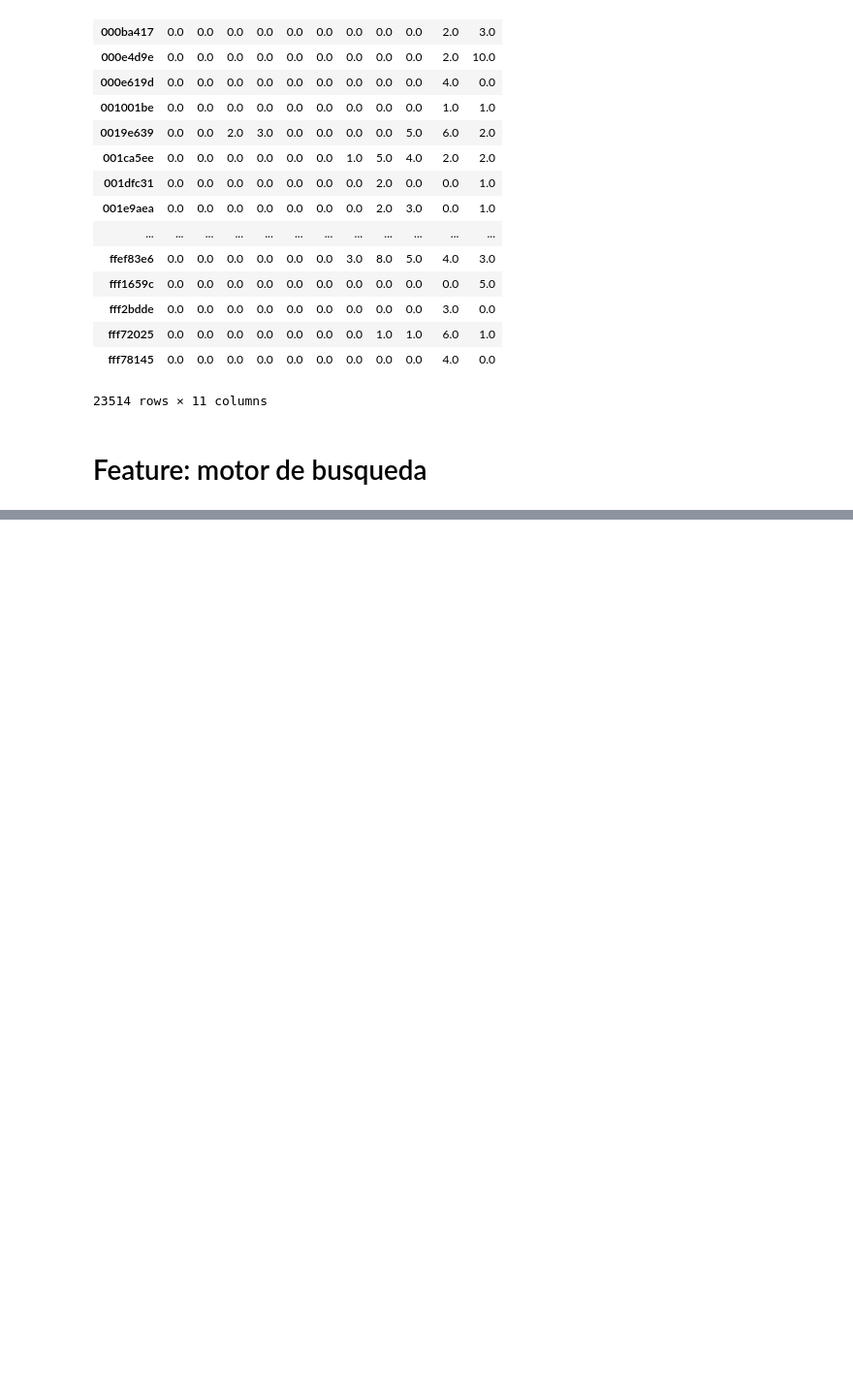
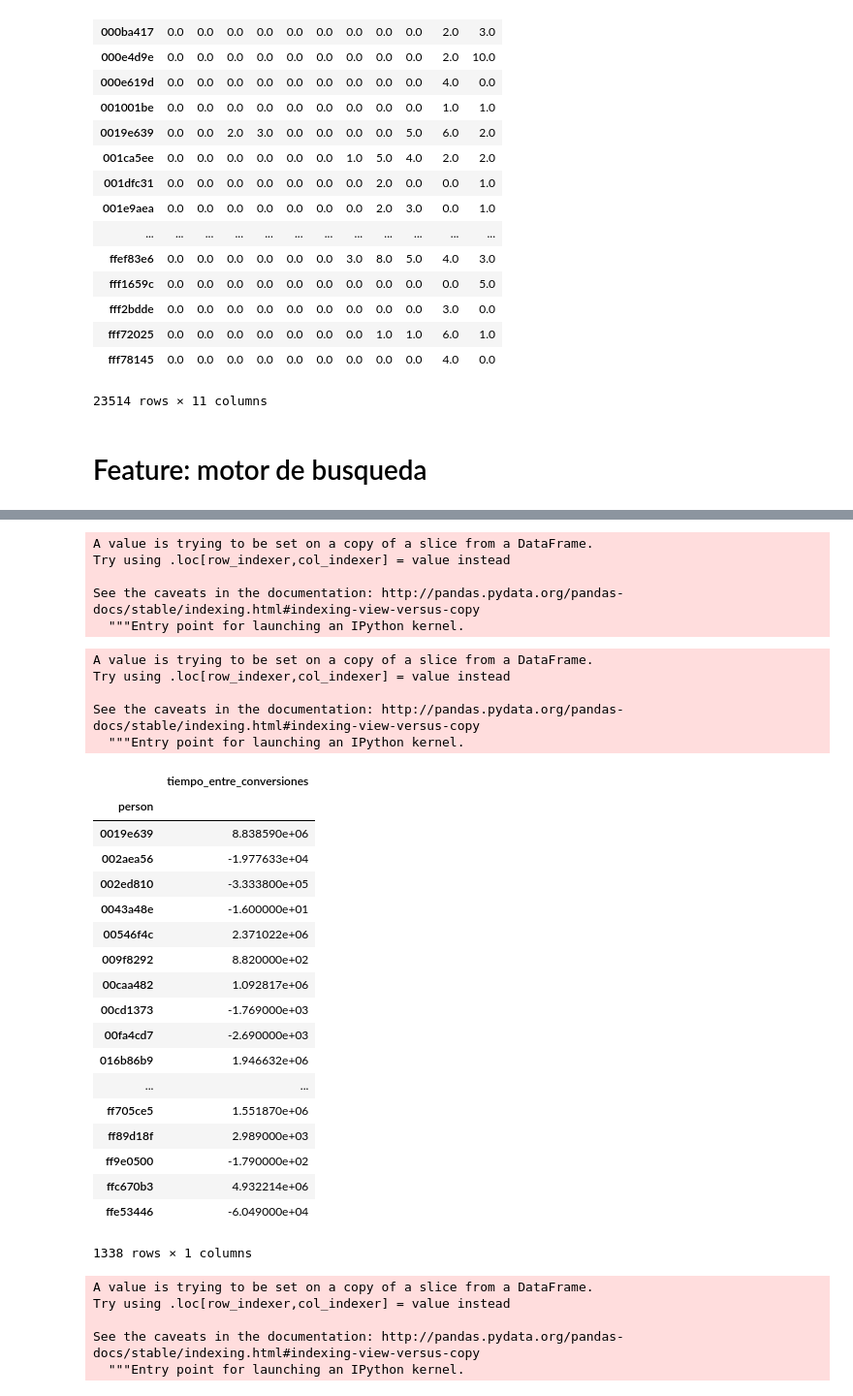
Before and after one commit to EugeniaFranchi/TP-Datos, a Jupyter notebook: TP2/TP2 v1.2.ipynb, the cells around one changed output, grey strips where cells are left out. Shown at 97% size. Drawn from its saved outputs; the diff is of its cells as text; code cells hidden in the pictures; blank space fills up the shorter version.

```diff
--- a/TP2/TP2 v1.2.ipynb
+++ b/TP2/TP2 v1.2.ipynb
@@ -849,0 +991,2 @@ test_kaggle.to_csv('test_kaggle.csv')
+# %%
+conversiones.fillna(value='2018-01-01 00:00:01', inplace=True)
@@ -849,0 +998,3 @@ test_kaggle.to_csv('test_kaggle.csv')
+# %%
+conversiones['tiempo'] = pd.to_datetime(conversiones['tiempo'])
+conversiones['tiempo_anterior_conversion'] = pd.to_datetime(conversiones['tiempo_anterior_conversion'])
@@ -849,0 +1011,46 @@ test_kaggle.to_csv('test_kaggle.csv')
+# %%
+conversiones['tiempo_entre_conversiones'] = (conversiones['tiempo'] - conversiones['tiempo_anterior_conversion'])
+# %% [output]
+A value is trying to be set on a copy of a slice from a DataFrame.
+Try using .loc[row_indexer,col_indexer] = value instead
+
+See the caveats in the documentation: http://pandas.pydata.org/pandas-docs/stable/indexing.html#indexing-view-versus-copy
+  """Entry point for launching an IPython kernel.
+# %%
+conversiones['tiempo_entre_conversiones'] = conversiones['tiempo_entre_conversiones'].dt.total_seconds()
+# %% [output]
+A value is trying to be set on a copy of a slice from a DataFrame.
+Try using .loc[row_indexer,col_indexer] = value instead
+
+See the caveats in the documentation: http://pandas.pydata.org/pandas-docs/stable/indexing.html#indexing-view-versus-copy
+  """Entry point for launching an IPython kernel.
+# %%
+conversiones.groupby('person').agg({'tiempo_entre_conversiones':'mean'})
+# %% [output]
+|  | tiempo_entre_conversiones |
+| person |  |
+| 0019e639 | 8.838590e+06 |
+| 002aea56 | -1.977633e+04 |
+| 002ed810 | -3.333800e+05 |
+| 0043a48e | -1.600000e+01 |
+| 00546f4c | 2.371022e+06 |
+| 009f8292 | 8.820000e+02 |
+| 00caa482 | 1.092817e+06 |
+| 00cd1373 | -1.769000e+03 |
+| 00fa4cd7 | -2.690000e+03 |
+| 016b86b9 | 1.946632e+06 |
+| ... | ... |
+| ff705ce5 | 1.551870e+06 |
+| ff89d18f | 2.989000e+03 |
+| ff9e0500 | -1.790000e+02 |
+| ffc670b3 | 4.932214e+06 |
+| ffe53446 | -6.049000e+04 |
+1338 rows × 1 columns
+# %%
+conversiones['tiempo_entre_conversiones_mean_log'] = np.log(conversiones['tiempo_entre_conversiones'])
+# %% [output]
+A value is trying to be set on a copy of a slice from a DataFrame.
+Try using .loc[row_indexer,col_indexer] = value instead
+
+See the caveats in the documentation: http://pandas.pydata.org/pandas-docs/stable/indexing.html#indexing-view-versus-copy
+  """Entry point for launching an IPython kernel.
```
Also changed, not shown: parts of 132 cells of this notebook, 3 other files.
